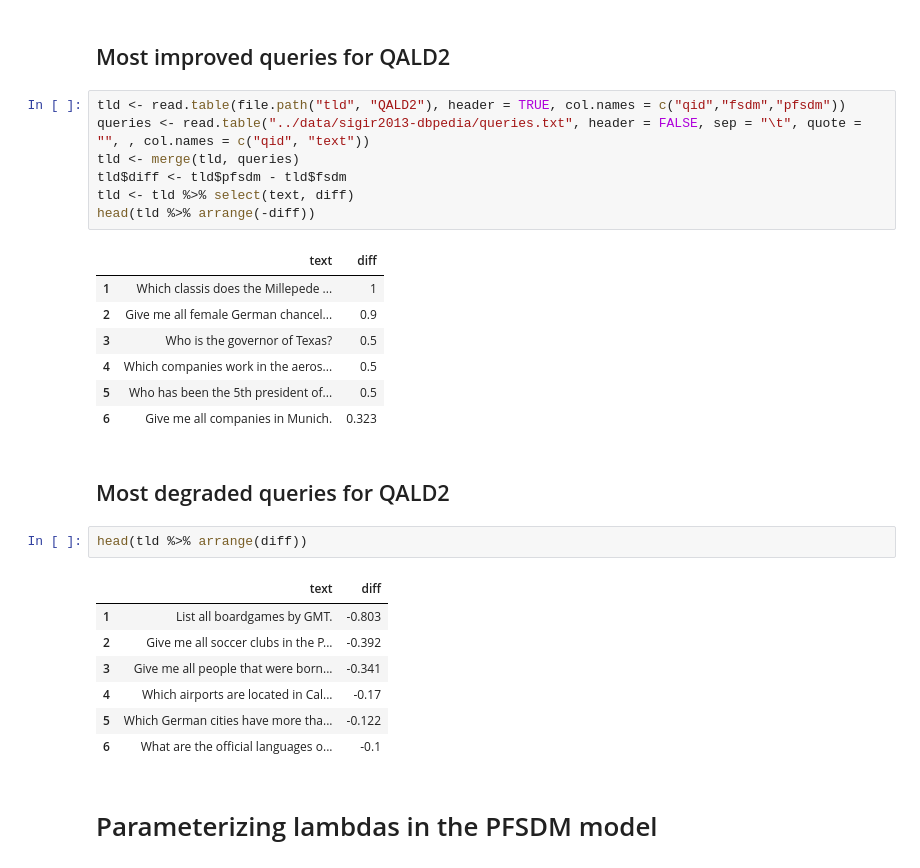
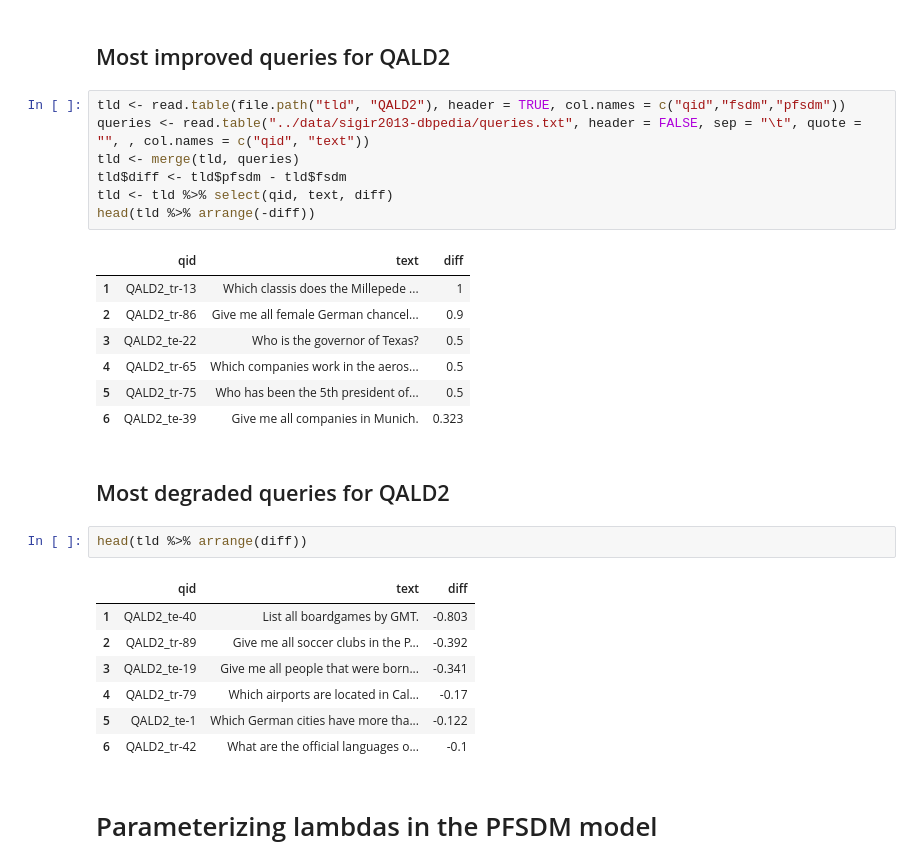
Before and after one commit to teanalab/pfsdm, a Jupyter notebook: reports/report-1.ipynb, the cells around one changed output. Cells and saved outputs as stored; diff of their text form.

```diff
--- a/reports/report-1.ipynb
+++ b/reports/report-1.ipynb
@@ -139,30 +131,30 @@ for (col in c("SemSearch_ES", "ListSearch", "INEX_LD", "QALD2", "ALL")) {
 # %%
 tld <- read.table(file.path("tld", "QALD2"), header = TRUE, col.names = c("qid","fsdm","pfsdm"))
 queries <- read.table("../data/sigir2013-dbpedia/queries.txt", header = FALSE, sep = "\t", quote = "", , col.names = c("qid", "text"))
 tld <- merge(tld, queries)
 tld$diff <- tld$pfsdm - tld$fsdm
-tld <- tld %>% select(text, diff)
+tld <- tld %>% select(qid, text, diff)
 head(tld %>% arrange(-diff))
 # %% [output]
-|  | text | diff |
-| 1 | Which classis does the Millepede ... | 1 |
-| 2 | Give me all female German chancel... | 0.9 |
-| 3 | Who is the governor of Texas? | 0.5 |
-| 4 | Which companies work in the aeros... | 0.5 |
-| 5 | Who has been the 5th president of... | 0.5 |
-| 6 | Give me all companies in Munich. | 0.323 |
+|  | qid | text | diff |
+| 1 | QALD2_tr-13 | Which classis does the Millepede ... | 1 |
+| 2 | QALD2_tr-86 | Give me all female German chancel... | 0.9 |
+| 3 | QALD2_te-22 | Who is the governor of Texas? | 0.5 |
+| 4 | QALD2_tr-65 | Which companies work in the aeros... | 0.5 |
+| 5 | QALD2_tr-75 | Who has been the 5th president of... | 0.5 |
+| 6 | QALD2_te-39 | Give me all companies in Munich. | 0.323 |
 # %% [markdown]
 ## Most degraded queries for QALD2
 # %%
 head(tld %>% arrange(diff))
 # %% [output]
-|  | text | diff |
-| 1 | List all boardgames by GMT. | -0.803 |
-| 2 | Give me all soccer clubs in the P... | -0.392 |
-| 3 | Give me all people that were born... | -0.341 |
-| 4 | Which airports are located in Cal... | -0.17 |
-| 5 | Which German cities have more tha... | -0.122 |
-| 6 | What are the official languages o... | -0.1 |
+|  | qid | text | diff |
+| 1 | QALD2_te-40 | List all boardgames by GMT. | -0.803 |
+| 2 | QALD2_tr-89 | Give me all soccer clubs in the P... | -0.392 |
+| 3 | QALD2_te-19 | Give me all people that were born... | -0.341 |
+| 4 | QALD2_tr-79 | Which airports are located in Cal... | -0.17 |
+| 5 | QALD2_te-1 | Which German cities have more tha... | -0.122 |
+| 6 | QALD2_tr-42 | What are the official languages o... | -0.1 |
 # %% [markdown]
 # Parameterizing lambdas in the PFSDM model
 # %% [markdown]
```
Also changed, not shown: parts of 7 cells of this notebook, 1 other file.
